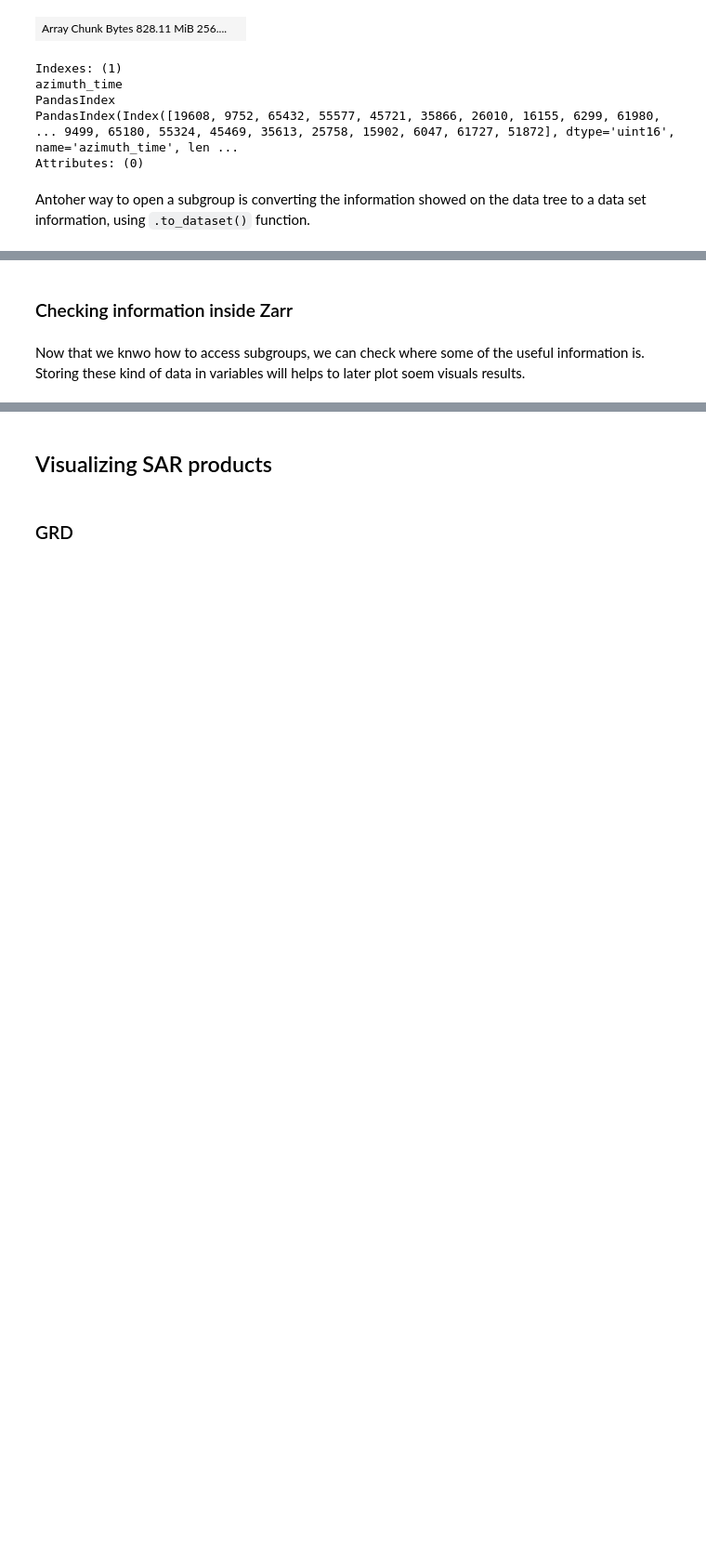
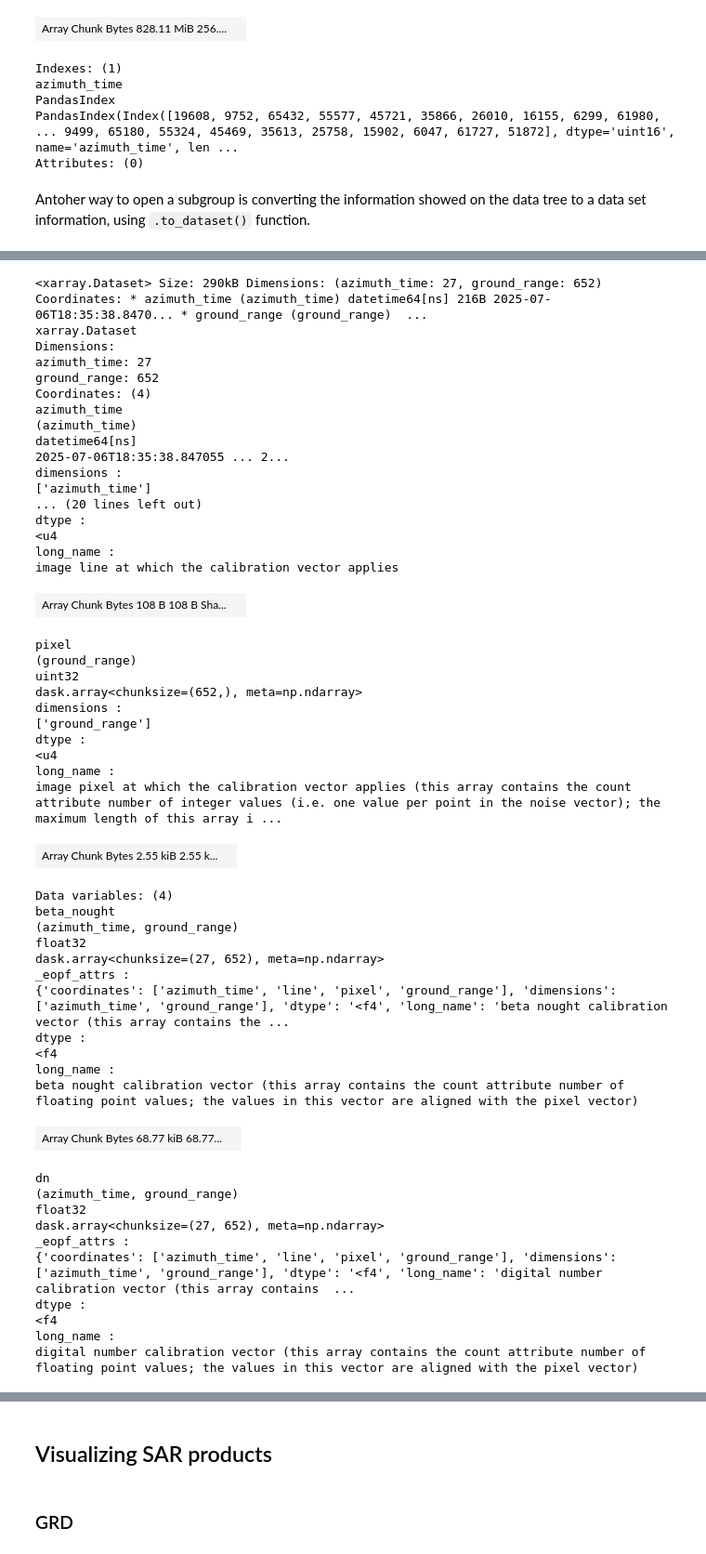
Before and after one commit to eopf-toolkit/eopf-101, a Jupyter notebook: notebook_S1/23_zarr_structure_S1GRD.ipynb, the cells around one changed output, grey strips where cells are left out. Shown at 93% size. Cells and saved outputs as stored; diff of their text form; code cells hidden in the pictures; blank space fills up the shorter version.

```diff
--- a/notebook_S1/23_zarr_structure_S1GRD.ipynb
+++ b/notebook_S1/23_zarr_structure_S1GRD.ipynb
@@ -132,4 +182,0 @@ Yes, it's the same!
-# %% [markdown]
-### Checking information inside Zarr
-# %% [markdown]
-Now that we knwo how to access subgroups, we can check where some of the useful information is. Storing these kind of data in variables will helps to later plot soem visuals results.
@@ -137,0 +183,55 @@ Now that we knwo how to access subgroups, we can check where some of the useful
+# %%
+calibration = dt["S01SIWGRD_20250706T183538_0025_A343_4A58_077303_VH/quality/calibration"].to_dataset()
+calibration
+# %% [output]
+<xarray.Dataset> Size: 290kB Dimensions: (azimuth_time: 27, ground_range: 652) Coordinates: * azimuth_time (azimuth_time) datetime64[ns] 216B 2025-07-06T18:35:38.8470... * ground_range (ground_range)  ...
+xarray.Dataset
+Dimensions:
+azimuth_time: 27
+ground_range: 652
+Coordinates: (4)
+azimuth_time
+(azimuth_time)
+datetime64[ns]
+2025-07-06T18:35:38.847055 ... 2...
+dimensions :
+['azimuth_time']
+... (20 lines left out)
+dtype :
+<u4
+long_name :
+image line at which the calibration vector applies
+| Array Chunk Bytes 108 B 108 B Sha... |  |
+pixel
+(ground_range)
+uint32
+dask.array<chunksize=(652,), meta=np.ndarray>
+dimensions :
+['ground_range']
+dtype :
+<u4
+long_name :
+image pixel at which the calibration vector applies (this array contains the count attribute number of integer values (i.e. one value per point in the noise vector); the maximum length of this array i ...
+| Array Chunk Bytes 2.55 kiB 2.55 k... |  |
+Data variables: (4)
+beta_nought
+(azimuth_time, ground_range)
+float32
+dask.array<chunksize=(27, 652), meta=np.ndarray>
+_eopf_attrs :
+{'coordinates': ['azimuth_time', 'line', 'pixel', 'ground_range'], 'dimensions': ['azimuth_time', 'ground_range'], 'dtype': '<f4', 'long_name': 'beta nought calibration vector (this array contains the ...
+dtype :
+<f4
+long_name :
+beta nought calibration vector (this array contains the count attribute number of floating point values; the values in this vector are aligned with the pixel vector)
+| Array Chunk Bytes 68.77 kiB 68.77... |  |
+dn
+(azimuth_time, ground_range)
+float32
+dask.array<chunksize=(27, 652), meta=np.ndarray>
+_eopf_attrs :
+{'coordinates': ['azimuth_time', 'line', 'pixel', 'ground_range'], 'dimensions': ['azimuth_time', 'ground_range'], 'dtype': '<f4', 'long_name': 'digital number calibration vector (this array contains  ...
+dtype :
+<f4
+long_name :
+digital number calibration vector (this array contains the count attribute number of floating point values; the values in this vector are aligned with the pixel vector)
```
Also changed, not shown: parts of 16 cells of this notebook.
